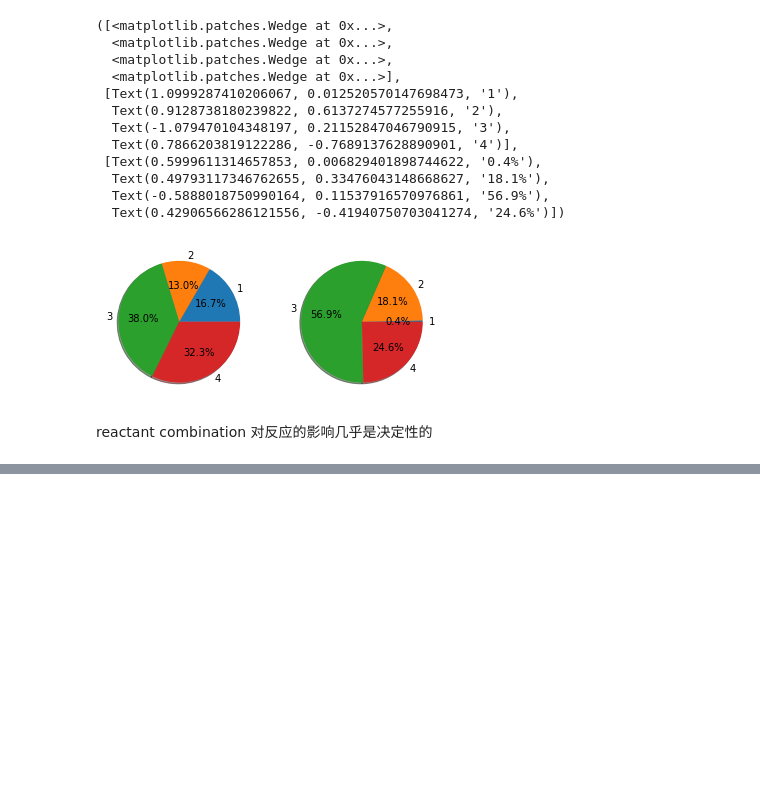
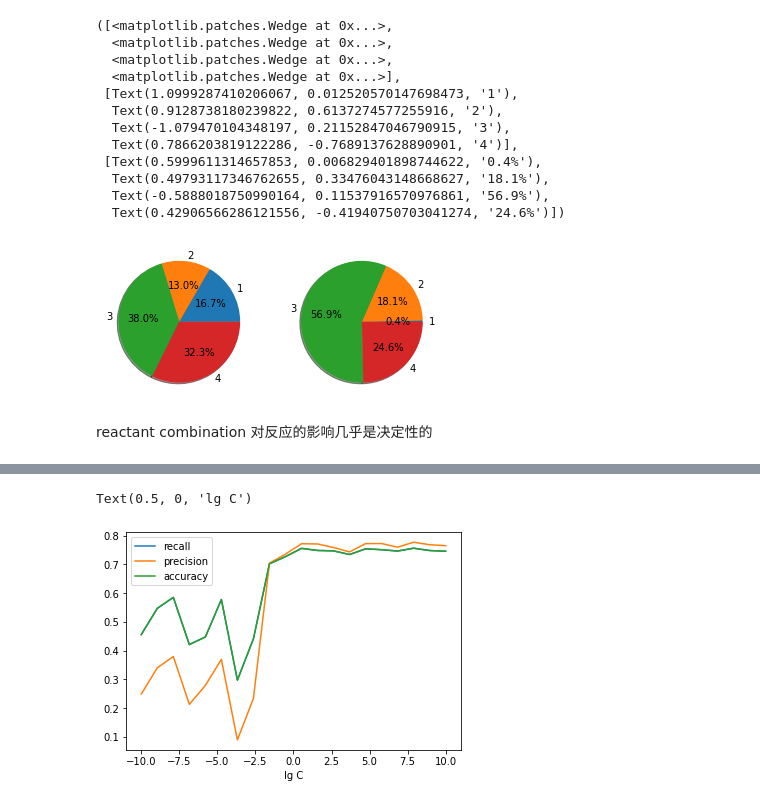
Before and after one commit to Xi-yuanWang/DarkReaction, a Jupyter notebook: detailedAnal.ipynb, the cells around one changed output, grey strips where cells are left out. Drawn from its saved outputs; the diff is of its cells as text; code cells hidden in the pictures; blank space fills up the shorter version.

```diff
--- a/detailedAnal.ipynb
+++ b/detailedAnal.ipynb
@@ -49,0 +70,9 @@ X_featureName=np.load("./processedData/X_featureName.npy")
+# %%
+serieLabel = [[], [], [], []]
+for j, C in enumerate(np.logspace(-10, 10, num=20)):
+        serieLabel[0] += ["PUK"]*6
+        serieLabel[1] += ["numY"]*3+["boolY"]*3
+        serieLabel[2] += [C]*6
+        serieLabel[3] += ["rec", "prec", "acc"]*2
+# %%
+series = pd.Series(data=SVC_PUK, index=serieLabel)
@@ -49,0 +99,9 @@ X_featureName=np.load("./processedData/X_featureName.npy")
+# %%
+plt.plot(np.log10(np.logspace(-10, 10, num=20)),series["PUK","numY",:,"rec"],label="recall")
+plt.plot(np.log10(np.logspace(-10, 10, num=20)),series["PUK","numY",:,"prec"],label="precision")
+plt.plot(np.log10(np.logspace(-10, 10, num=20)),series["PUK","numY",:,"acc"],label="accuracy")
+plt.legend()
+plt.xlabel("lg C")
+# %% [output]
+Text(0.5, 0, 'lg C')
+[figure, added]
```
Also changed, not shown: parts of 21 cells of this notebook, 8 other files.
